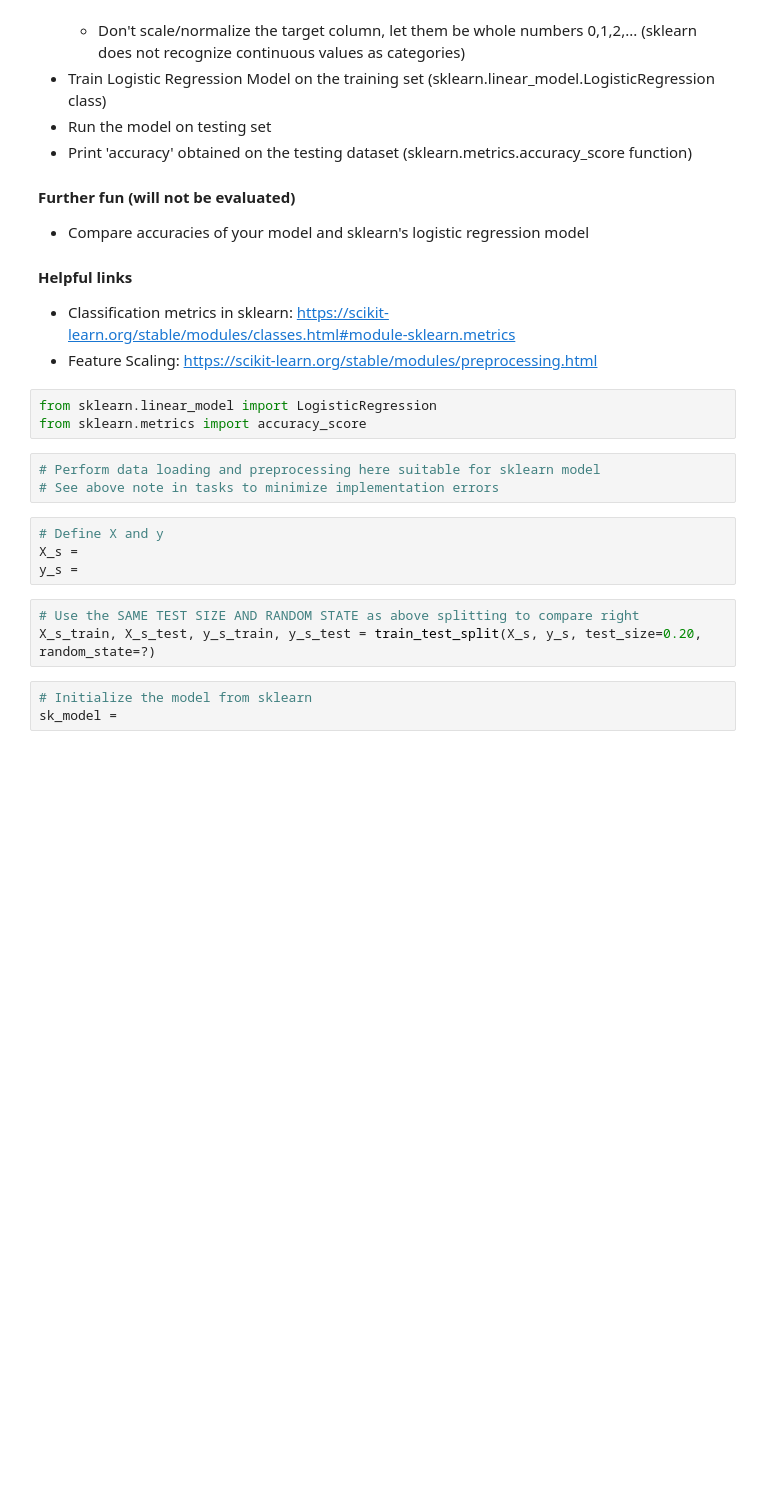
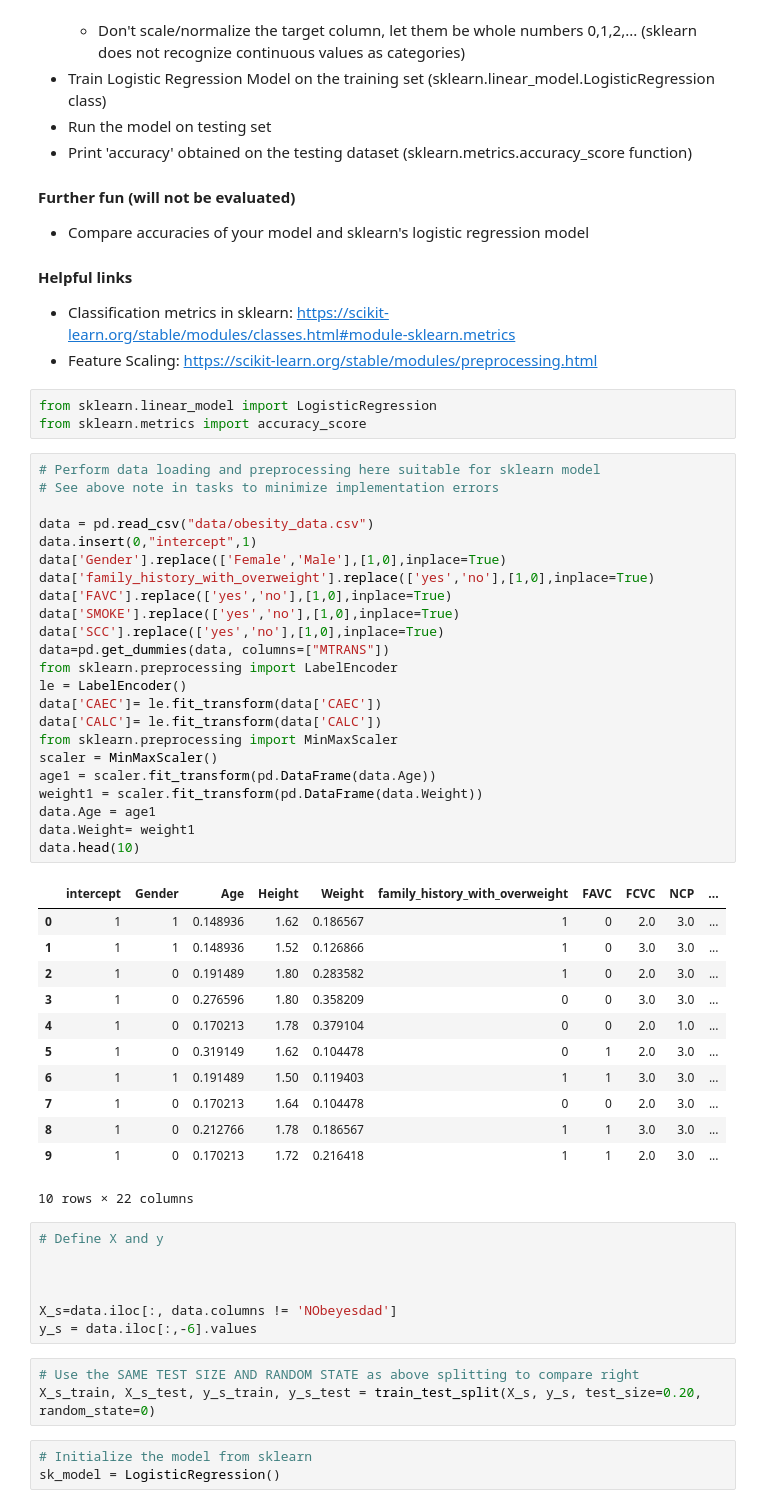
Before and after one commit to Avi-nashkumar/Semester5, a Jupyter notebook: ECSE303L/challenge-week-4/task_1_multiclass_logistic.ipynb, the cells around one changed output. Drawn from its saved outputs; the diff is of its cells as text; blank space fills up the shorter version.

```diff
--- a/ECSE303L/challenge-week-4/task_1_multiclass_logistic.ipynb
+++ b/ECSE303L/challenge-week-4/task_1_multiclass_logistic.ipynb
@@ -476,19 +496,55 @@ def accuracy(y_true,y_pred):
 # %%
 from sklearn.linear_model import LogisticRegression
 from sklearn.metrics import accuracy_score
-# %%
-# Perform data loading and preprocessing here suitable for sklearn model
-# See above note in tasks to minimize implementation errors
+# %%
+# Perform data loading and preprocessing here suitable for sklearn model
+# See above note in tasks to minimize implementation errors
+
+data = pd.read_csv("data/obesity_data.csv")
+data.insert(0,"intercept",1)
+data['Gender'].replace(['Female','Male'],[1,0],inplace=True)
+data['family_history_with_overweight'].replace(['yes','no'],[1,0],inplace=True)
+data['FAVC'].replace(['yes','no'],[1,0],inplace=True)
+data['SMOKE'].replace(['yes','no'],[1,0],inplace=True)
+data['SCC'].replace(['yes','no'],[1,0],inplace=True)
+data=pd.get_dummies(data, columns=["MTRANS"])
+from sklearn.preprocessing import LabelEncoder
+le = LabelEncoder()
+data['CAEC']= le.fit_transform(data['CAEC'])
+data['CALC']= le.fit_transform(data['CALC'])
+from sklearn.preprocessing import MinMaxScaler
+scaler = MinMaxScaler()
+age1 = scaler.fit_transform(pd.DataFrame(data.Age))
+weight1 = scaler.fit_transform(pd.DataFrame(data.Weight))
+data.Age = age1
+data.Weight= weight1
+data.head(10)
+# %% [output]
+|  | intercept | Gender | Age | Height | Weight | family_history_with_overweight | FAVC | FCVC | NCP | ... |
+| 0 | 1 | 1 | 0.148936 | 1.62 | 0.186567 | 1 | 0 | 2.0 | 3.0 | ... |
+| 1 | 1 | 1 | 0.148936 | 1.52 | 0.126866 | 1 | 0 | 3.0 | 3.0 | ... |
+| 2 | 1 | 0 | 0.191489 | 1.80 | 0.283582 | 1 | 0 | 2.0 | 3.0 | ... |
+| 3 | 1 | 0 | 0.276596 | 1.80 | 0.358209 | 0 | 0 | 3.0 | 3.0 | ... |
+| 4 | 1 | 0 | 0.170213 | 1.78 | 0.379104 | 0 | 0 | 2.0 | 1.0 | ... |
+| 5 | 1 | 0 | 0.319149 | 1.62 | 0.104478 | 0 | 1 | 2.0 | 3.0 | ... |
+| 6 | 1 | 1 | 0.191489 | 1.50 | 0.119403 | 1 | 1 | 3.0 | 3.0 | ... |
+| 7 | 1 | 0 | 0.170213 | 1.64 | 0.104478 | 0 | 0 | 2.0 | 3.0 | ... |
+| 8 | 1 | 0 | 0.212766 | 1.78 | 0.186567 | 1 | 1 | 3.0 | 3.0 | ... |
+| 9 | 1 | 0 | 0.170213 | 1.72 | 0.216418 | 1 | 1 | 2.0 | 3.0 | ... |
+10 rows × 22 columns
 # %%
 # Define X and y
-X_s =
-y_s =
+
+
+
+X_s=data.iloc[:, data.columns != 'NObeyesdad']
+y_s = data.iloc[:,-6].values
 # %%
 # Use the SAME TEST SIZE AND RANDOM STATE as above splitting to compare right
-X_s_train, X_s_test, y_s_train, y_s_test = train_test_split(X_s, y_s, test_size=0.20, random_state=?)
+X_s_train, X_s_test, y_s_train, y_s_test = train_test_split(X_s, y_s, test_size=0.20, random_state=0)
 # %%
 # Initialize the model from sklearn
-sk_model =
+sk_model = LogisticRegression()
 # %%
 # Fit the model
 sk_model.fit(X_s_train, y_s_train)
```
Also changed, not shown: parts of 14 cells of this notebook, 3 other files.
